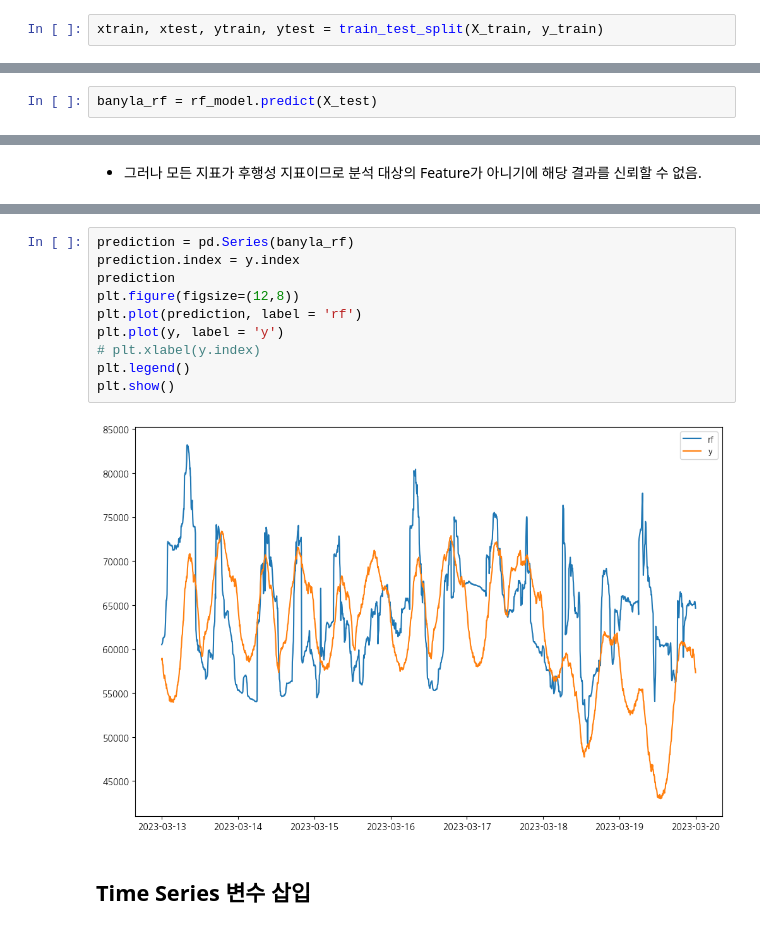
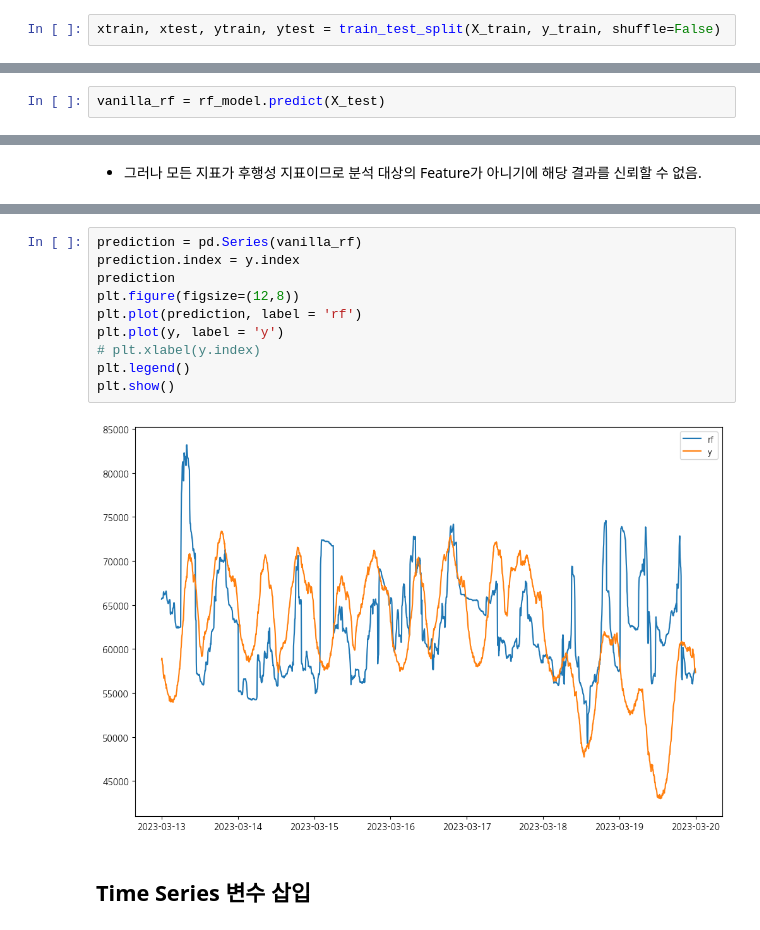
Before and after one commit to Jonghyun-Park1027/Competition1, a Jupyter notebook: five_minutes.ipynb, the cells around one changed output, grey strips where cells are left out. Cells and saved outputs as stored; diff of their text form.

Commit message:
test change RF 정확도 변경, random split, etc.

```diff
--- a/five_minutes.ipynb
+++ b/five_minutes.ipynb
@@ -144,7 +160,7 @@ def get_score_splited_train(model, xtrain, xtest, ytrain, ytest):
 
     print(f"ACC train : {A:.4f}, test : {B:.4f}, mape : {C:.4f}" )
 # %%
-xtrain, xtest, ytrain, ytest = train_test_split(X_train, y_train)
+xtrain, xtest, ytrain, ytest = train_test_split(X_train, y_train, shuffle=False)
 # %%
 # rf_model = RandomForestRegressor(random_state=42)
 rf_model = RandomForestRegressor(random_state=42, bootstrap=True, max_depth=None, min_samples_leaf=1,
@@ -159,3 +175,3 @@ ACC train : 0.9985, test : 0.9899, mape : 0.0078
 # %%
-banyla_rf = rf_model.predict(X_test)
+vanilla_rf = rf_model.predict(X_test)
 # %%
@@ -191,15 +199,15 @@ y.plot();
 # %%
-prediction = pd.Series(banyla_rf)
+prediction = pd.Series(vanilla_rf)
 prediction.index = y.index
 prediction
 plt.figure(figsize=(12,8))
 plt.plot(prediction, label = 'rf')
 plt.plot(y, label = 'y')
 # plt.xlabel(y.index)
 plt.legend()
 plt.show()
 # %% [output]
-[figure, old version]
+[figure, new version]
 # %% [markdown]
 ## Time Series 변수 삽입
 # %%
```
Also changed, not shown: parts of 26 cells of this notebook, 1 other file.
